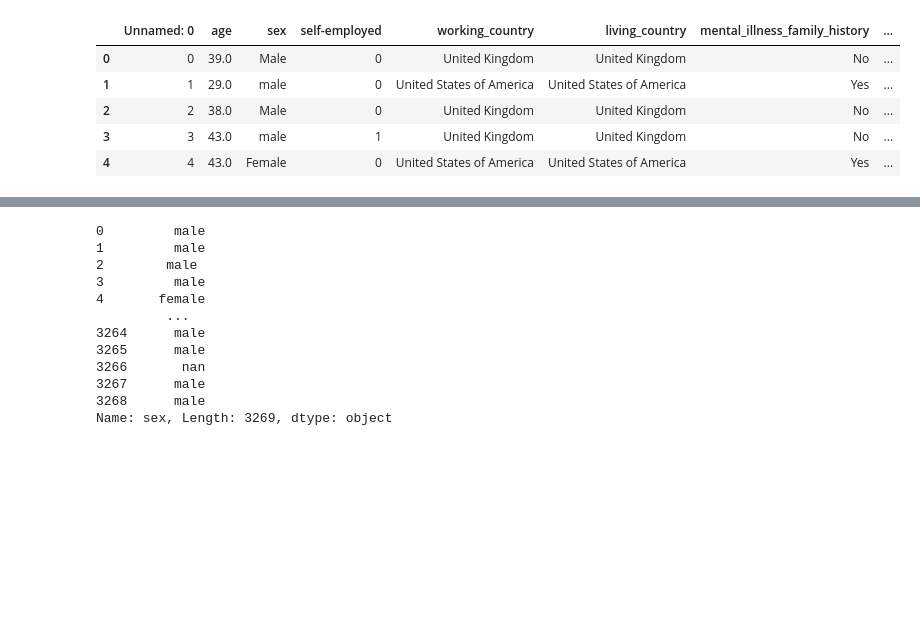
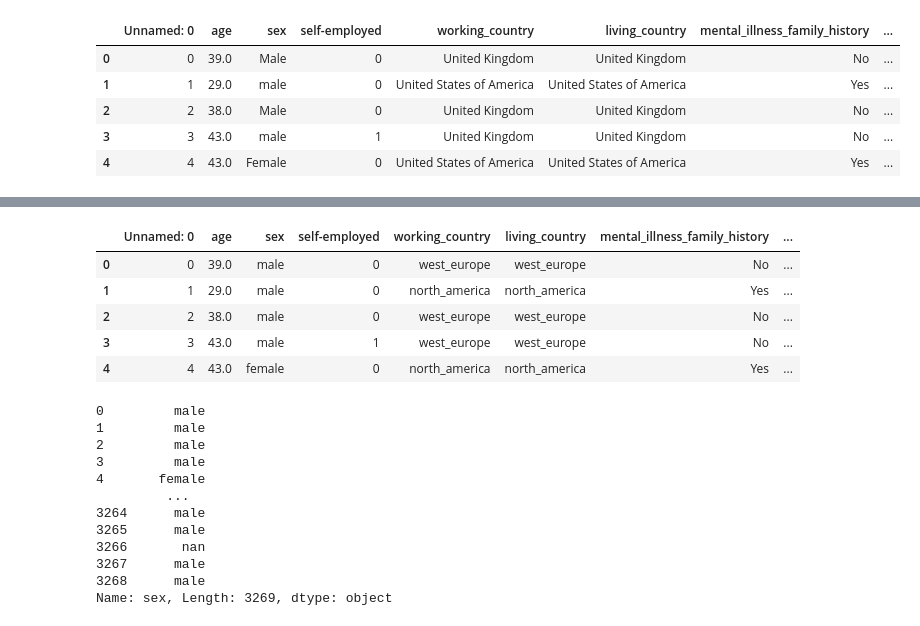
Before and after one commit to Shirvan1992/ARP_A_PROJECT, a Jupyter notebook: data_cleaning.ipynb, the cells around one changed output, grey strips where cells are left out. Cells and saved outputs as stored; diff of their text form; code cells hidden in the pictures; blank space fills up the shorter version.

```diff
--- a/data_cleaning.ipynb
+++ b/data_cleaning.ipynb
@@ -182,3 +285,12 @@ Error: Unnamed: 0 not recognized.
+# %%
+arp_data.head()
+# %% [output]
+|  | Unnamed: 0 | age | sex | self-employed | working_country | living_country | mental_illness_family_history | ... |
+| 0 | 0 | 39.0 | male | 0 | west_europe | west_europe | No | ... |
+| 1 | 1 | 29.0 | male | 0 | north_america | north_america | Yes | ... |
+| 2 | 2 | 38.0 | male | 0 | west_europe | west_europe | No | ... |
+| 3 | 3 | 43.0 | male | 1 | west_europe | west_europe | No | ... |
+| 4 | 4 | 43.0 | female | 0 | north_america | north_america | Yes | ... |
 # %%
 #normalizing 'gender' values
 gender = arp_data['sex'].str.lower()
```
Also changed, not shown: parts of 11 cells of this notebook.
